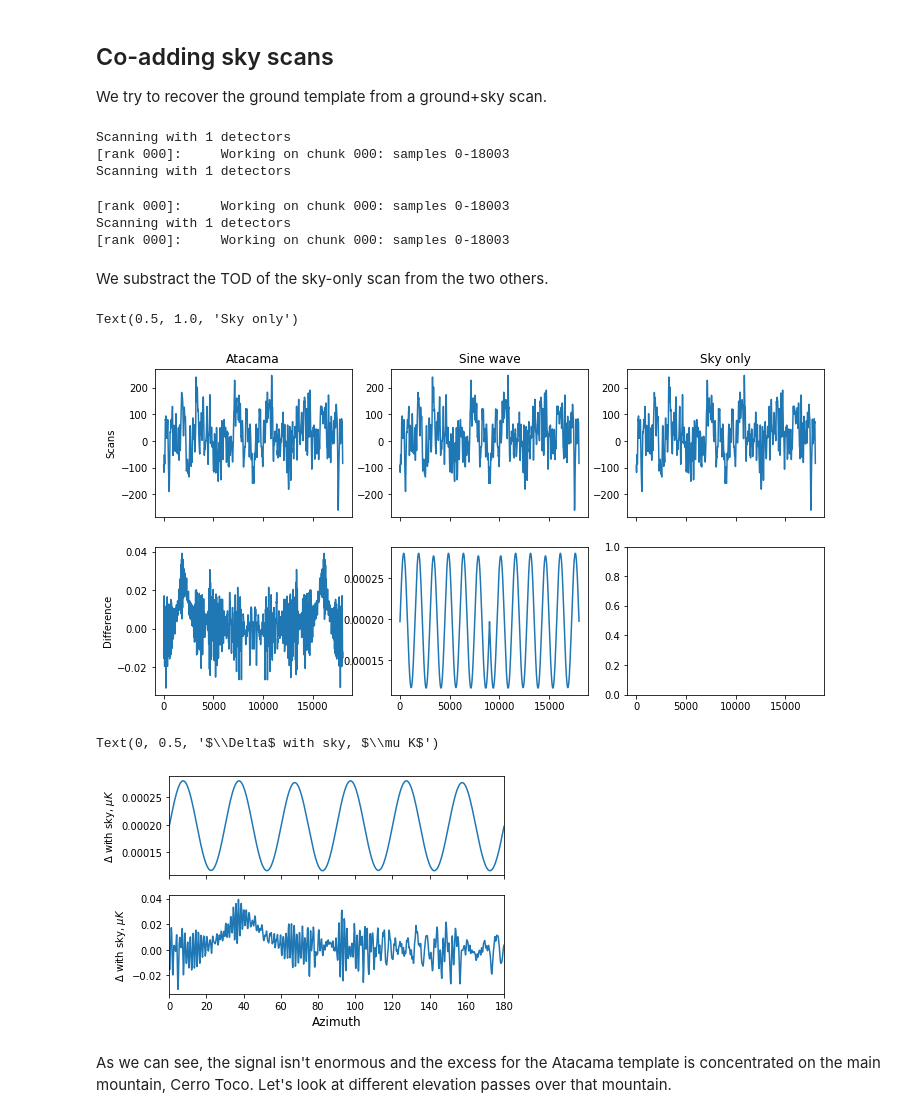
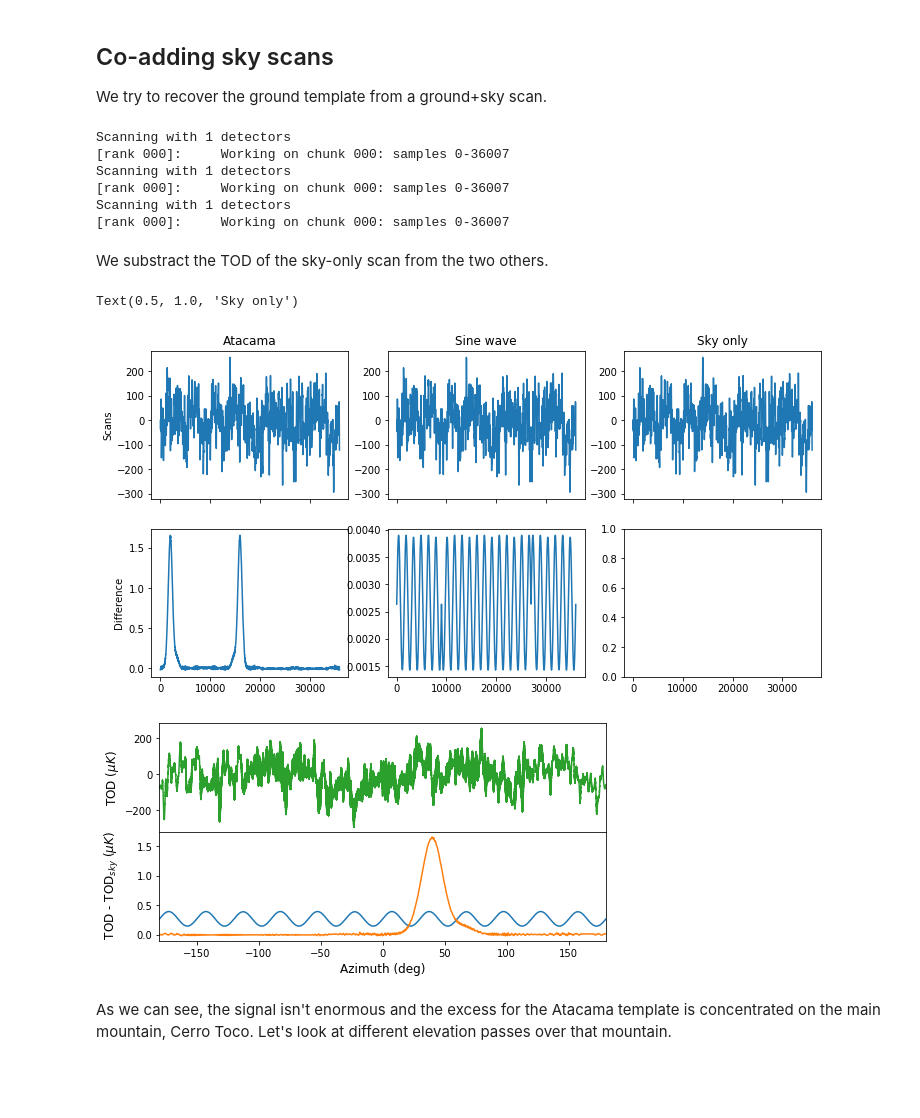
Before and after one commit to AdriJD/beamconv, a Jupyter notebook: notebooks/ground_ssn_scan.ipynb, the cells around one changed output. Saved outputs shown, nothing was run; the diff lists cells and outputs as text; code cells hidden in the pictures; blank space fills up the shorter version.

```diff
--- a/notebooks/ground_ssn_scan.ipynb
+++ b/notebooks/ground_ssn_scan.ipynb
@@ -417,8 +419,8 @@ sky_alm = hp.synalm(cls, lmax=lmax, new=True, verbose=True)
 
 t0 = 1640991600
 qpo = qp.QPoint()
-ra0, dec0, _, _ = qpo.azel2radec(0,0,0, [0], [50], [0.], [0.], [-67.786], [-22.958], [t0])
-mlen = 60*6
+ra0, dec0, _, _ = qpo.azel2radec(0,0,0, [0], [45], [0.], [0.], [-67.786], [-22.958], [t0])
+mlen = 60*12
 #Scan
 scan_opts = dict(
             ra0=[ra0],
@@ -449,11 +451,11 @@ scan_atac.add_to_focal_plane([center_beam])
 scan_atac.scan_instrument_mpi(sky_alm, binning=False, interp=True, save_tod=True, ground_alm=gata_alm, **scan_opts)
 # %% [output]
 Scanning with 1 detectors
-[rank 000]:     Working on chunk 000: samples 0-18003
+[rank 000]:     Working on chunk 000: samples 0-36007
 Scanning with 1 detectors
+[rank 000]:     Working on chunk 000: samples 0-36007
+Scanning with 1 detectors
+[rank 000]:     Working on chunk 000: samples 0-36007
-[rank 000]:     Working on chunk 000: samples 0-18003
-Scanning with 1 detectors
-[rank 000]:     Working on chunk 000: samples 0-18003
 # %% [markdown]
 We substract the TOD of the sky-only scan from the two others.
 # %%
@@ -474,22 +476,26 @@ ax[0,2].set_title("Sky only")
 #plt.savefig("ssn50elev")
 # %% [output]
 Text(0.5, 1.0, 'Sky only')
-[figure, old version]
+[figure, new version]
 # %%
 az_atac = np.empty(int(mlen*50.01), dtype=np.float64)
 el_atac = np.empty(int(mlen*50.01), dtype=np.float64)
 _ = scan_atac.bore2radec(np.array([1,0,0,0]), scan_atac.ctime, scan_atac.q_boreground, ra=az_atac, dec=el_atac)
 sortidx_az = np.argsort(az_atac)
-fig, ax = plt.subplots(2, sharex=True)
-ax[0].plot(az_atac[sortidx_az], (scan_sine_tod-scan_sky_tod)[sortidx_az])
+
+fig, ax = plt.subplots(2, sharex=True, figsize=(8,4))
+ax[0].plot(az_atac[sortidx_az], scan_sky_tod[sortidx_az], color='tab:green')
+ax[1].plot(az_atac[sortidx_az], 100*(scan_sine_tod-scan_sky_tod)[sortidx_az])
 ax[1].plot(az_atac[sortidx_az], (scan_atac_tod-scan_sky_tod)[sortidx_az])
-ax[1].set_xlabel("Azimuth", size=12)
-ax[1].set_xlim(0,180)
-ax[0].set_ylabel(r'$\Delta$ with sky, $\mu K$')
-ax[1].set_ylabel(r'$\Delta$ with sky, $\mu K$')
+ax[1].set_xlabel("Azimuth (deg)", size=12)
+ax[1].set_xlim(-180,180)
+ax[0].set_ylabel(r'TOD $(\mu K)$', size=12)
+ax[1].set_ylabel(r' TOD - TOD$_{sky}$ $(\mu K)$', size=12, )
+plt.subplots_adjust(hspace=0)
+fig.align_ylabels()
+plt.savefig("tod_substraction", dpi=150, transparent=True)
 # %% [output]
-Text(0, 0.5, '$\\Delta$ with sky, $\\mu K$')
-[figure, old version]
+[figure, new version]
 # %% [markdown]
 As we can see, the signal isn't enormous and the excess for the Atacama template is concentrated on the main mountain, Cerro Toco. Let's look at different elevation passes over that mountain.
 # %%
```
Also changed, not shown: parts of 7 cells of this notebook.
